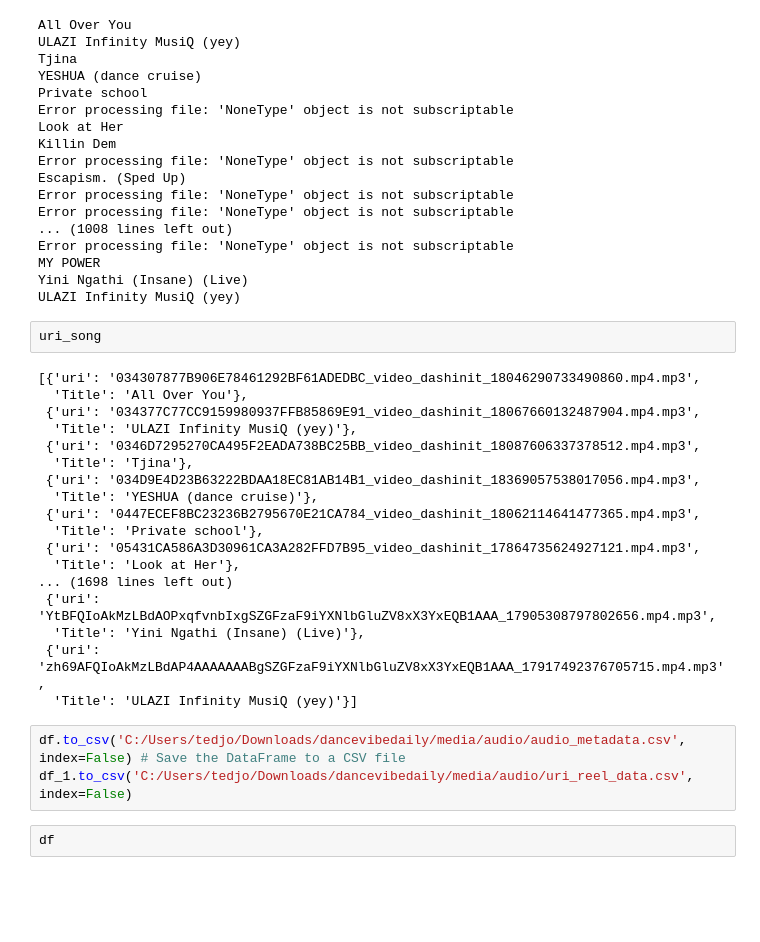
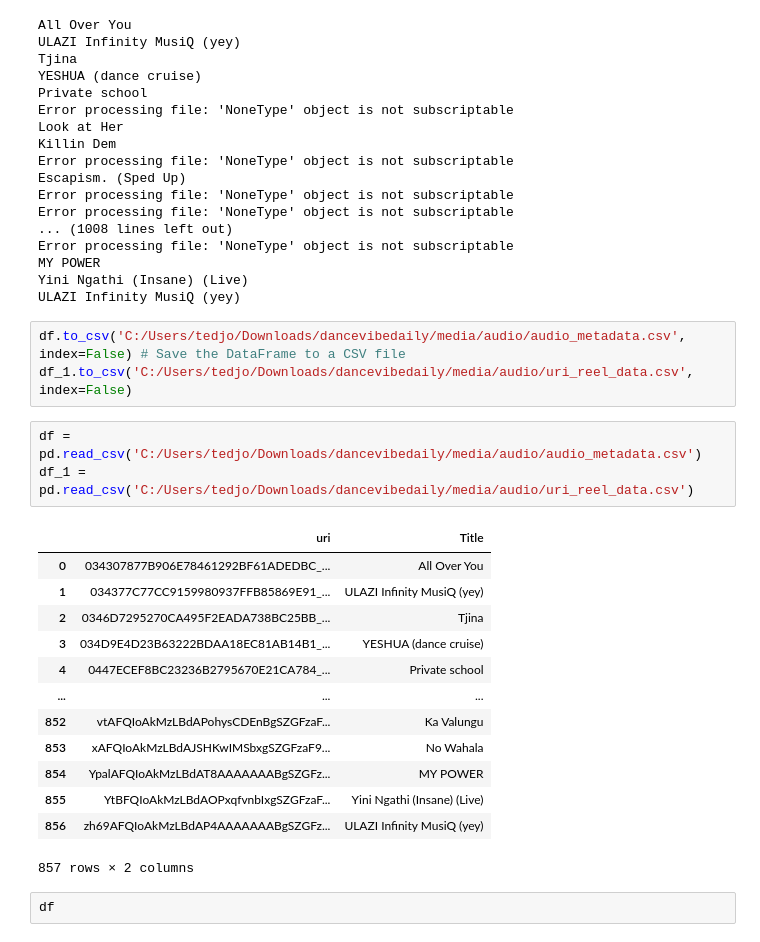
Before and after one commit to tedjkamau/dancevibedaily, a Jupyter notebook: Dancevibe.ipynb, the cells around one changed output. Cells and saved outputs as stored; diff of their text form; blank space fills up the shorter version.

```diff
--- a/Dancevibe.ipynb
+++ b/Dancevibe.ipynb
@@ -126,29 +126,26 @@ Error processing file: 'NoneType' object is not subscriptable
 MY POWER
 Yini Ngathi (Insane) (Live)
 ULAZI Infinity MusiQ (yey)
-# %%
-uri_song
-# %% [output]
-[{'uri': '034307877B906E78461292BF61ADEDBC_video_dashinit_18046290733490860.mp4.mp3',
-  'Title': 'All Over You'},
- {'uri': '034377C77CC9159980937FFB85869E91_video_dashinit_18067660132487904.mp4.mp3',
-  'Title': 'ULAZI Infinity MusiQ (yey)'},
- {'uri': '0346D7295270CA495F2EADA738BC25BB_video_dashinit_18087606337378512.mp4.mp3',
-  'Title': 'Tjina'},
- {'uri': '034D9E4D23B63222BDAA18EC81AB14B1_video_dashinit_18369057538017056.mp4.mp3',
-  'Title': 'YESHUA (dance cruise)'},
- {'uri': '0447ECEF8BC23236B2795670E21CA784_video_dashinit_18062114641477365.mp4.mp3',
-  'Title': 'Private school'},
- {'uri': '05431CA586A3D30961CA3A282FFD7B95_video_dashinit_17864735624927121.mp4.mp3',
-  'Title': 'Look at Her'},
-... (1698 lines left out)
- {'uri': 'YtBFQIoAkMzLBdAOPxqfvnbIxgSZGFzaF9iYXNlbGluZV8xX3YxEQB1AAA_17905308797802656.mp4.mp3',
-  'Title': 'Yini Ngathi (Insane) (Live)'},
- {'uri': 'zh69AFQIoAkMzLBdAP4AAAAAAABgSZGFzaF9iYXNlbGluZV8xX3YxEQB1AAA_17917492376705715.mp4.mp3',
-  'Title': 'ULAZI Infinity MusiQ (yey)'}]
 # %%
 df.to_csv('C:/Users/tedjo/Downloads/dancevibedaily/media/audio/audio_metadata.csv', index=False) # Save the DataFrame to a CSV file
 df_1.to_csv('C:/Users/tedjo/Downloads/dancevibedaily/media/audio/uri_reel_data.csv', index=False)
+# %%
+df = pd.read_csv('C:/Users/tedjo/Downloads/dancevibedaily/media/audio/audio_metadata.csv')
+df_1 = pd.read_csv('C:/Users/tedjo/Downloads/dancevibedaily/media/audio/uri_reel_data.csv')
+# %% [output]
+|  | uri | Title |
+| 0 | 034307877B906E78461292BF61ADEDBC_... | All Over You |
+| 1 | 034377C77CC9159980937FFB85869E91_... | ULAZI Infinity MusiQ (yey) |
+| 2 | 0346D7295270CA495F2EADA738BC25BB_... | Tjina |
+| 3 | 034D9E4D23B63222BDAA18EC81AB14B1_... | YESHUA (dance cruise) |
+| 4 | 0447ECEF8BC23236B2795670E21CA784_... | Private school |
+| ... | ... | ... |
+| 852 | vtAFQIoAkMzLBdAPohysCDEnBgSZGFzaF... | Ka Valungu |
+| 853 | xAFQIoAkMzLBdAJSHKwIMSbxgSZGFzaF9... | No Wahala |
+| 854 | YpalAFQIoAkMzLBdAT8AAAAAAABgSZGFz... | MY POWER |
+| 855 | YtBFQIoAkMzLBdAOPxqfvnbIxgSZGFzaF... | Yini Ngathi (Insane) (Live) |
+| 856 | zh69AFQIoAkMzLBdAP4AAAAAAABgSZGFz... | ULAZI Infinity MusiQ (yey) |
+857 rows × 2 columns
 # %%
 df
 # %% [output]
```
Also changed, not shown: parts of 8 cells of this notebook, 1 other file.
